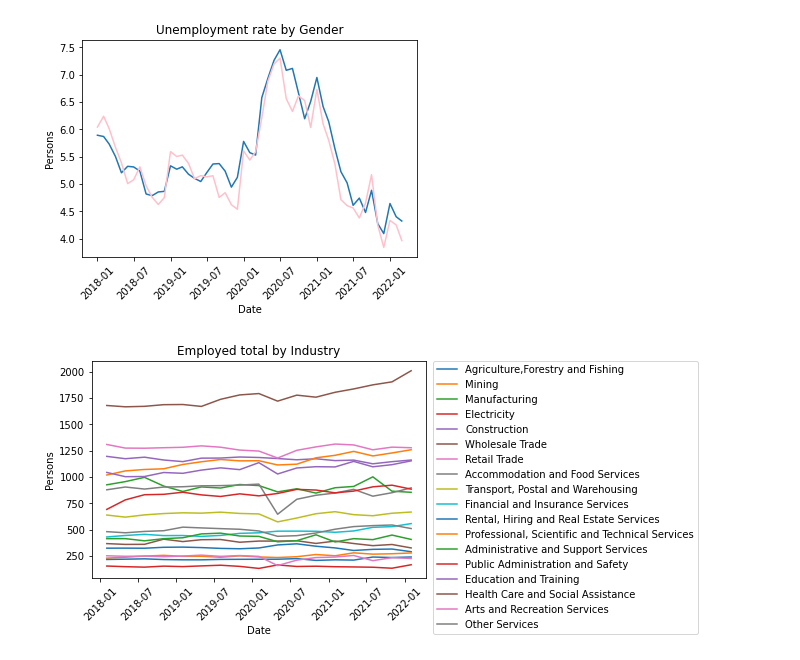
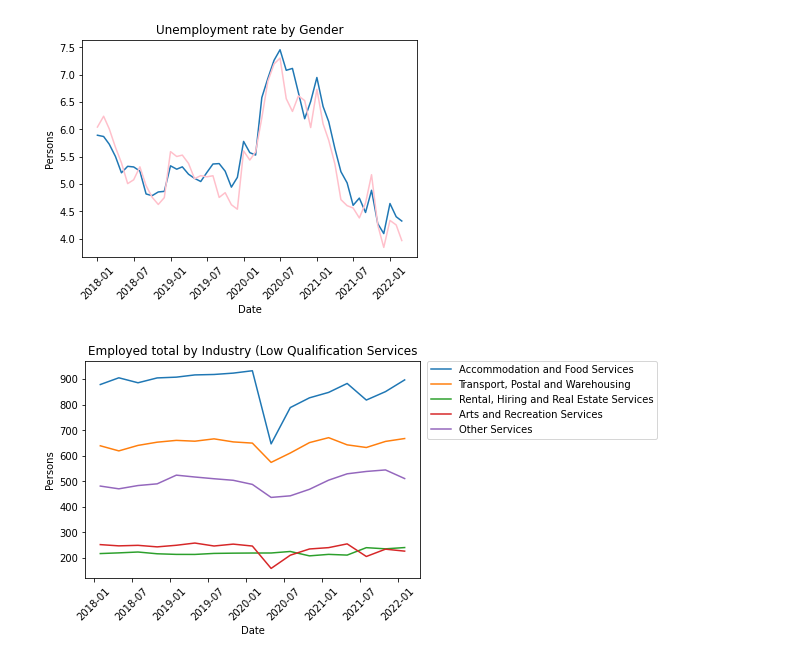
Before and after one commit to CarmenK2/GroupProject1, a Jupyter notebook: Project1_unemployment.ipynb, the cells around one changed output. Saved outputs shown, nothing was run; the diff lists cells and outputs as text; code cells hidden in the pictures.

```diff
--- a/Project1_unemployment.ipynb
+++ b/Project1_unemployment.ipynb
@@ -182,29 +198,18 @@ plt.show()
 # %% [output]
 [figure]
 # %%
-plt.plot(industry_data["Date"], industry_data['Agriculture, Forestry and Fishing ;  Employed total ;.1'], label="Agriculture,Forestry and Fishing")
-plt.plot(industry_data["Date"], industry_data['Mining ;  Employed total ;.1'], label="Mining")
-plt.plot(industry_data["Date"], industry_data['Manufacturing ;  Employed total ;.1'], label='Manufacturing')
-plt.plot(industry_data["Date"], industry_data['Electricity'], label='Electricity')
-plt.plot(industry_data["Date"], industry_data['Construction ;  Employed total ;.1'], label='Construction')
-plt.plot(industry_data["Date"], industry_data['Wholesale Trade ;  Employed total ;.1'], label='Wholesale Trade')
-plt.plot(industry_data["Date"], industry_data['Retail Trade ;  Employed total ;.1'], label='Retail Trade')
+
+
 plt.plot(industry_data["Date"], industry_data['Accommodation and Food Services ;  Employed total ;.1'], label='Accommodation and Food Services')
 plt.plot(industry_data["Date"], industry_data['Transport, Postal and Warehousing ;  Employed total ;.1'], label='Transport, Postal and Warehousing')
-plt.plot(industry_data["Date"], industry_data['Financial and Insurance Services ;  Employed total ;.1'], label='Financial and Insurance Services')
 plt.plot(industry_data["Date"], industry_data['Rental, Hiring and Real Estate Services ;  Employed total ;.1'], label='Rental, Hiring and Real Estate Services')
-plt.plot(industry_data["Date"], industry_data['Professional, Scientific and Technical Services ;  Employed total ;.1'], label='Professional, Scientific and Technical Services')
-plt.plot(industry_data["Date"], industry_data['Administrative and Support Services ;  Employed total ;.1'], label='Administrative and Support Services')
-plt.plot(industry_data["Date"], industry_data['Public Administration and Safety ;  Employed total ;.1'], label='Public Administration and Safety')
-plt.plot(industry_data["Date"], industry_data['Education and Training ;  Employed total ;.1'], label='Education and Training')
-plt.plot(industry_data["Date"], industry_data['Health Care and Social Assistance ;  Employed total ;.1'], label='Health Care and Social Assistance')
 plt.plot(industry_data["Date"], industry_data['Arts and Recreation Services ;  Employed total ;.1'], label='Arts and Recreation Services')
 plt.plot(industry_data["Date"], industry_data['Other Services ;  Employed total ;.1'], label='Other Services')
 plt.legend(bbox_to_anchor=(1.02, 1), loc='upper left', borderaxespad=0)
-plt.title('Employed total by Industry')
+plt.title('Employed total by Industry (Low Qualification Services')
 plt.xlabel('Date')
 plt.xticks(rotation=45)
 plt.ylabel('Persons')
 plt.show()
 # %% [output]
-[figure, old version]
+[figure, new version]
```
Also changed, not shown: parts of 12 cells of this notebook.
